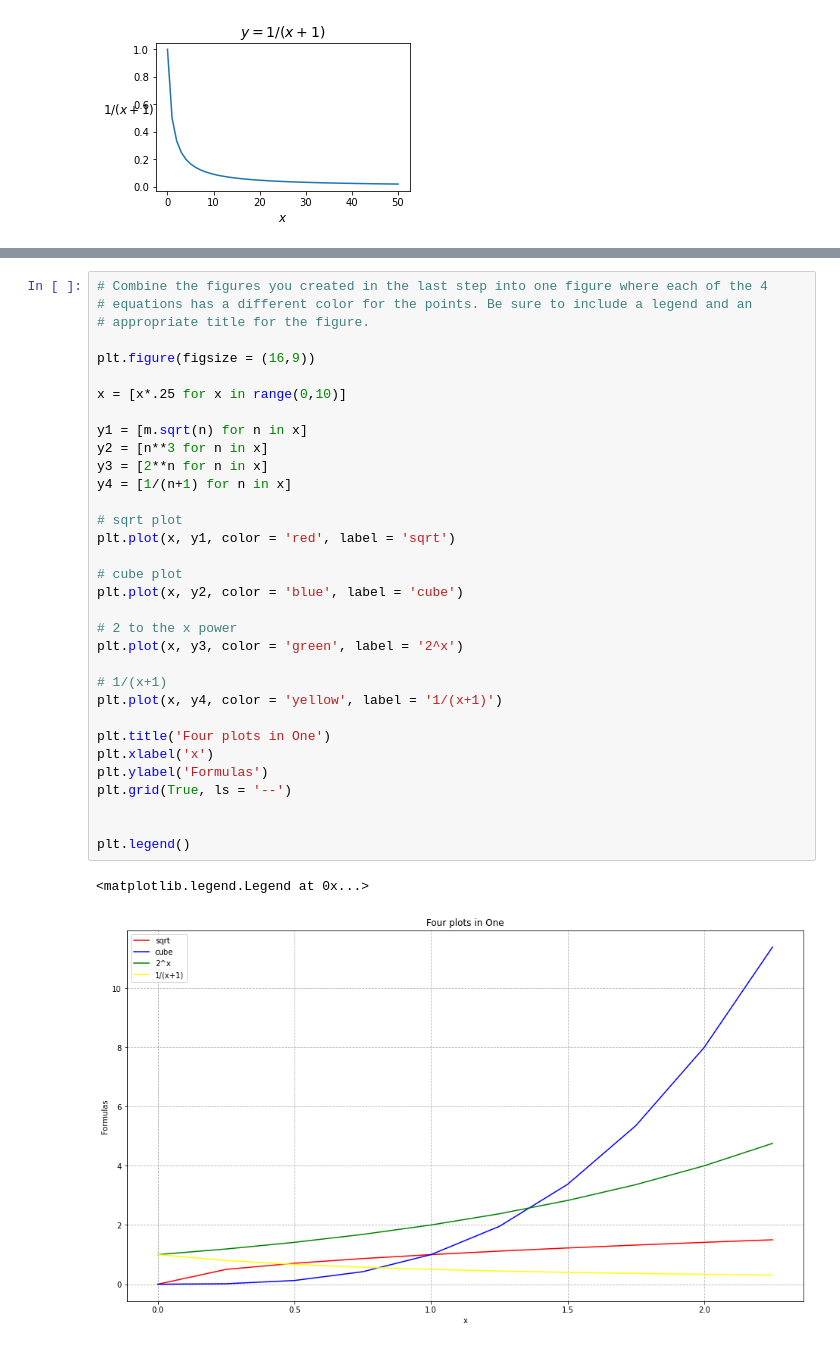
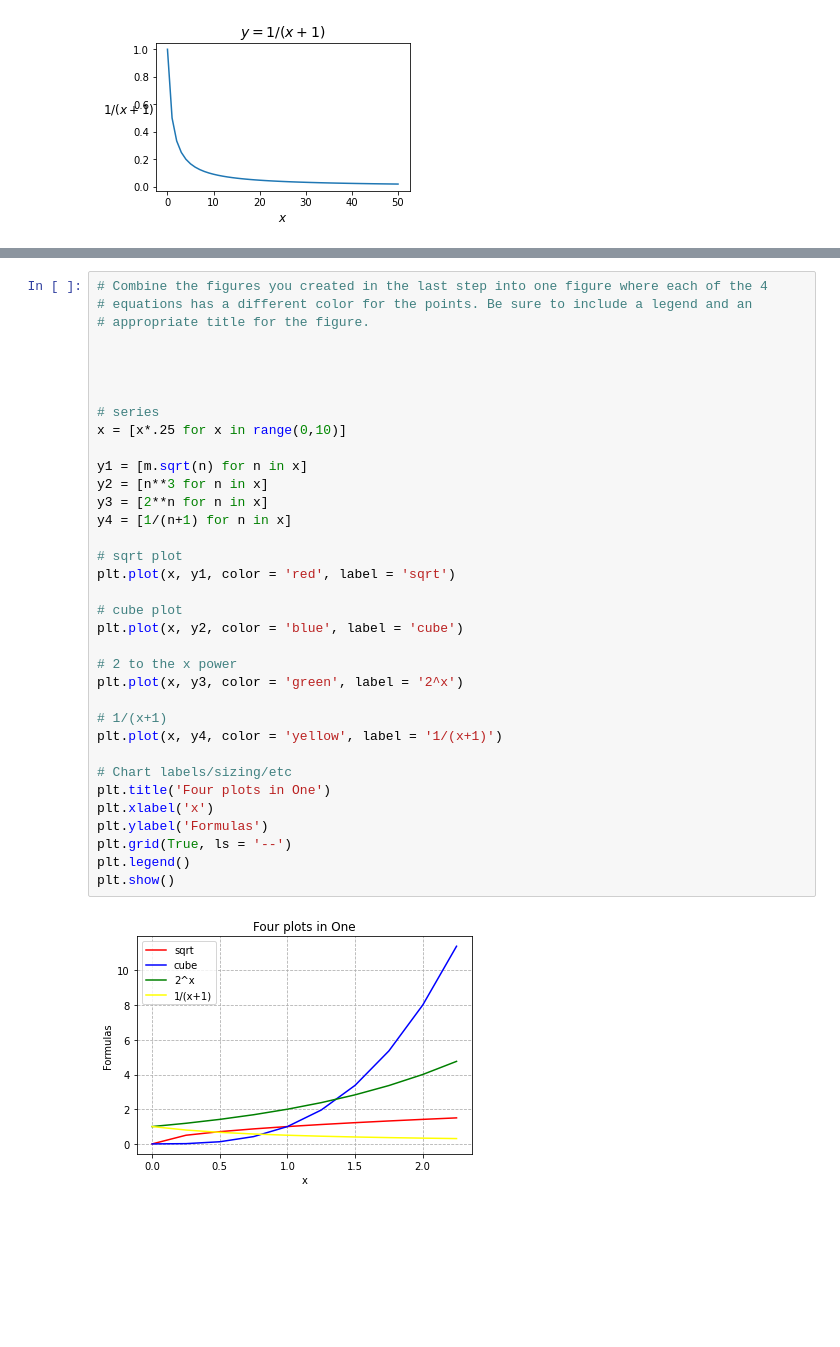
Before and after one commit to Tyler-Applegate/numpy-pandas-visualization-exercises, a Jupyter notebook: matplotlib_exercises.ipynb, the cells around one changed output, grey strips where cells are left out. Saved outputs shown, nothing was run; the diff lists cells and outputs as text; blank space fills up the shorter version.

```diff
--- a/matplotlib_exercises.ipynb
+++ b/matplotlib_exercises.ipynb
@@ -193,35 +197,36 @@ plt.grid(True, ls = ':')
 # Combine the figures you created in the last step into one figure where each of the 4
 # equations has a different color for the points. Be sure to include a legend and an
 # appropriate title for the figure.
 
-plt.figure(figsize = (16,9))
 
+
+
+# series
 x = [x*.25 for x in range(0,10)]
 
 y1 = [m.sqrt(n) for n in x]
 y2 = [n**3 for n in x]
 y3 = [2**n for n in x]
 y4 = [1/(n+1) for n in x]
 
 # sqrt plot
 plt.plot(x, y1, color = 'red', label = 'sqrt')
 
 # cube plot
 plt.plot(x, y2, color = 'blue', label = 'cube')
 
 # 2 to the x power
 plt.plot(x, y3, color = 'green', label = '2^x')
 
 # 1/(x+1)
 plt.plot(x, y4, color = 'yellow', label = '1/(x+1)')
 
+# Chart labels/sizing/etc
 plt.title('Four plots in One')
 plt.xlabel('x')
 plt.ylabel('Formulas')
 plt.grid(True, ls = '--')
-
-
 plt.legend()
+plt.show()
 # %% [output]
-<matplotlib.legend.Legend at 0x...>
-[figure, old version]
+[figure, new version]
```
Also changed, not shown: parts of 5 cells of this notebook.
